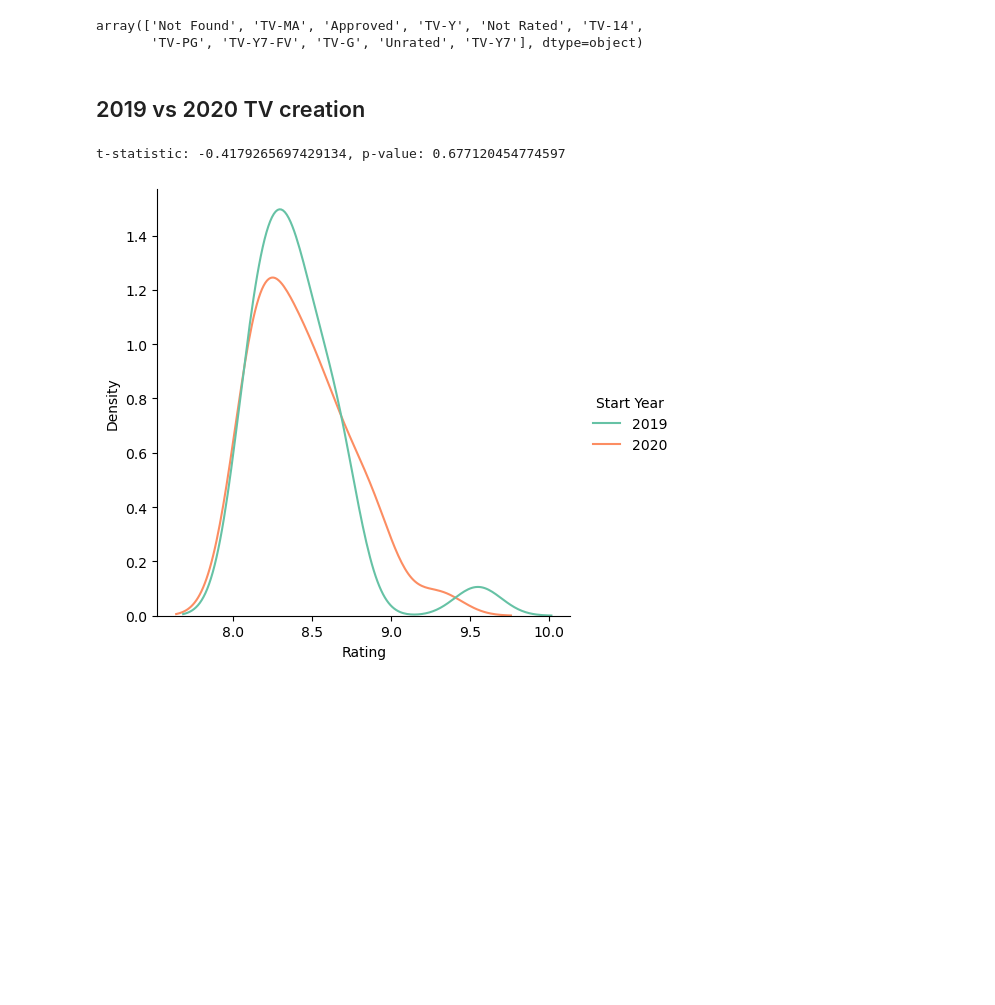
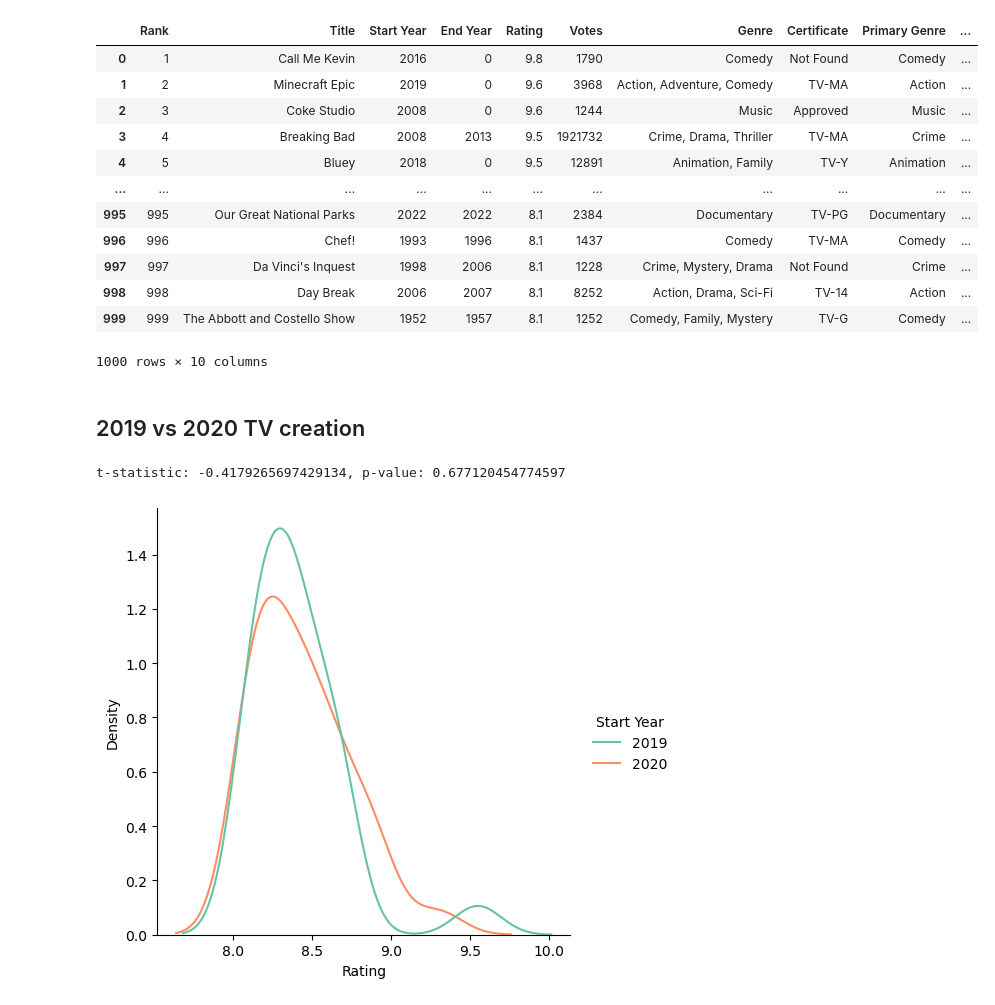
Before and after one commit to Harichandana0301/Project3-Data-Scraping-Analysis-on-top-1000-tv-shows, a Jupyter notebook: Project3.ipynb, the cells around one changed output. Saved outputs shown, nothing was run; the diff lists cells and outputs as text; code cells hidden in the pictures; blank space fills up the shorter version.

```diff
--- a/Project3.ipynb
+++ b/Project3.ipynb
@@ -57,13 +57,24 @@ df.to_csv('TVSHOWS_1000.csv')
 # %%
 df['Votes'] = df['Votes'].astype('int64')
 df['Start Year'] = df['Start Year'].astype('int64')
 df["End Year"].replace('', 0, inplace=True)
 df["End Year"] = df["End Year"].astype(int)
 df['Rating'] = df['Rating'].astype(str).astype('float')
-df['Certificate'].unique()
+df
 # %% [output]
+|  | Rank | Title | Start Year | End Year | Rating | Votes | Genre | Certificate | Primary Genre | ... |
+| 0 | 1 | Call Me Kevin | 2016 | 0 | 9.8 | 1790 | Comedy | Not Found | Comedy | ... |
+| 1 | 2 | Minecraft Epic | 2019 | 0 | 9.6 | 3968 | Action, Adventure, Comedy | TV-MA | Action | ... |
+| 2 | 3 | Coke Studio | 2008 | 0 | 9.6 | 1244 | Music | Approved | Music | ... |
+| 3 | 4 | Breaking Bad | 2008 | 2013 | 9.5 | 1921732 | Crime, Drama, Thriller | TV-MA | Crime | ... |
+| 4 | 5 | Bluey | 2018 | 0 | 9.5 | 12891 | Animation, Family | TV-Y | Animation | ... |
+| ... | ... | ... | ... | ... | ... | ... | ... | ... | ... | ... |
+| 995 | 995 | Our Great National Parks | 2022 | 2022 | 8.1 | 2384 | Documentary | TV-PG | Documentary | ... |
+| 996 | 996 | Chef! | 1993 | 1996 | 8.1 | 1437 | Comedy | TV-MA | Comedy | ... |
+| 997 | 997 | Da Vinci's Inquest | 1998 | 2006 | 8.1 | 1228 | Crime, Mystery, Drama | Not Found | Crime | ... |
+| 998 | 998 | Day Break | 2006 | 2007 | 8.1 | 8252 | Action, Drama, Sci-Fi | TV-14 | Action | ... |
+| 999 | 999 | The Abbott and Costello Show | 1952 | 1957 | 8.1 | 1252 | Comedy, Family, Mystery | TV-G | Comedy | ... |
-array(['Not Found', 'TV-MA', 'Approved', 'TV-Y', 'Not Rated', 'TV-14',
-       'TV-PG', 'TV-Y7-FV', 'TV-G', 'Unrated', 'TV-Y7'], dtype=object)
+1000 rows × 10 columns
 # %% [markdown]
 ## 2019 vs 2020 TV creation
 # %%
```
Also changed, not shown: parts of 2 cells of this notebook.
